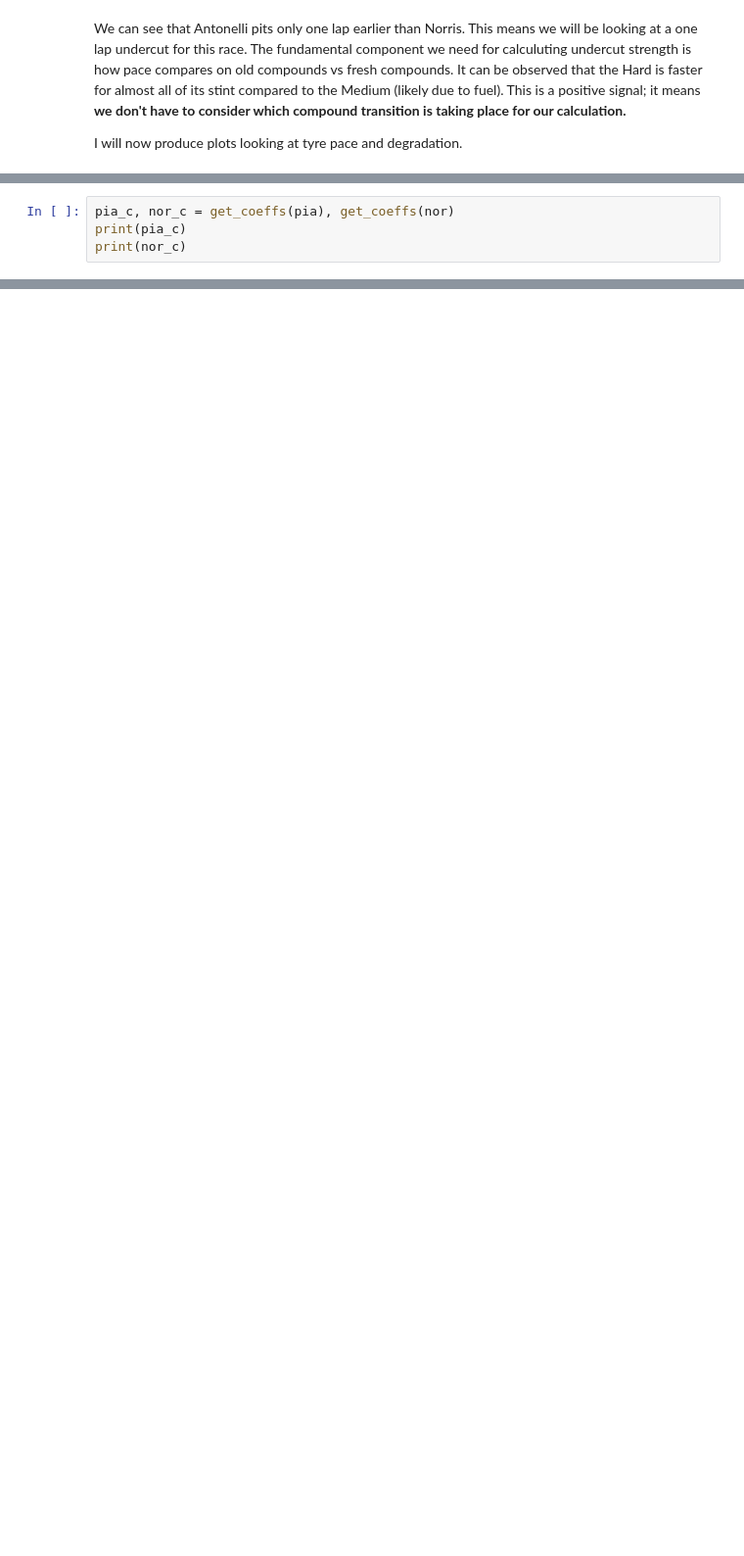
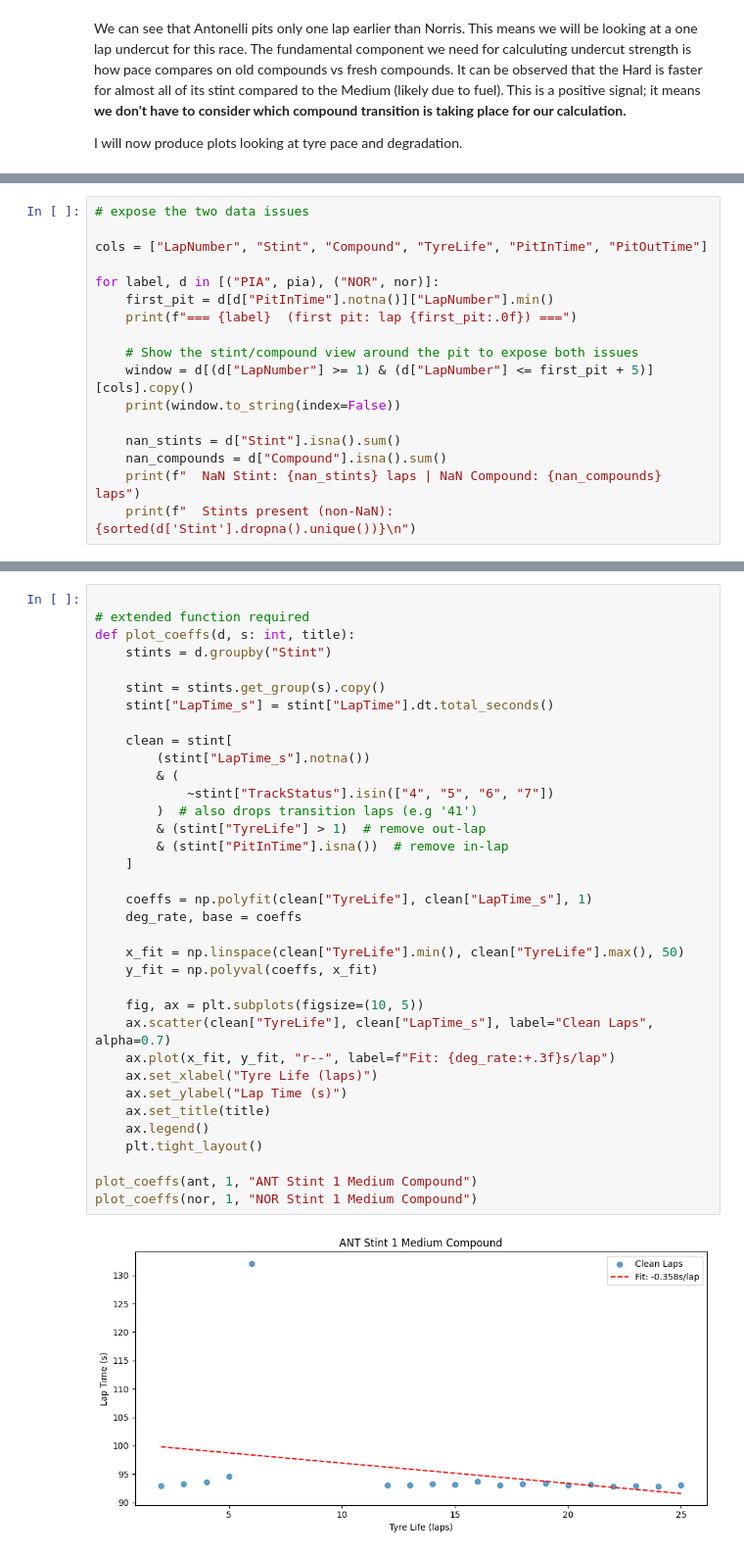
Before and after one commit to ematthews-git/formation_lap, a Jupyter notebook: analysis/undercut_analysis.ipynb, the cells around one changed output, grey strips where cells are left out. Shown at 98% size. Saved outputs shown, nothing was run; the diff lists cells and outputs as text; blank space fills up the shorter version.

```diff
--- a/analysis/undercut_analysis.ipynb
+++ b/analysis/undercut_analysis.ipynb
@@ -149,5 +177,18 @@ With this in mind, the strategy was the same between the races, with pit window
 # %%
-pia_c, nor_c = get_coeffs(pia), get_coeffs(nor)
-print(pia_c)
-print(nor_c)
+# expose the two data issues
+
+cols = ["LapNumber", "Stint", "Compound", "TyreLife", "PitInTime", "PitOutTime"]
+
+for label, d in [("PIA", pia), ("NOR", nor)]:
+    first_pit = d[d["PitInTime"].notna()]["LapNumber"].min()
+    print(f"=== {label}  (first pit: lap {first_pit:.0f}) ===")
+
+    # Show the stint/compound view around the pit to expose both issues
+    window = d[(d["LapNumber"] >= 1) & (d["LapNumber"] <= first_pit + 5)][cols].copy()
+    print(window.to_string(index=False))
+
+    nan_stints = d["Stint"].isna().sum()
+    nan_compounds = d["Compound"].isna().sum()
+    print(f"  NaN Stint: {nan_stints} laps | NaN Compound: {nan_compounds} laps")
+    print(f"  Stints present (non-NaN): {sorted(d['Stint'].dropna().unique())}\n")
 # %% [output]
@@ -157,0 +283,37 @@ Once again,
+# %%
+
+# extended function required
+def plot_coeffs(d, s: int, title):
+    stints = d.groupby("Stint")
+
+    stint = stints.get_group(s).copy()
+    stint["LapTime_s"] = stint["LapTime"].dt.total_seconds()
+
+    clean = stint[
+        (stint["LapTime_s"].notna())
+        & (
+            ~stint["TrackStatus"].isin(["4", "5", "6", "7"])
+        )  # also drops transition laps (e.g '41')
+        & (stint["TyreLife"] > 1)  # remove out-lap
+        & (stint["PitInTime"].isna())  # remove in-lap
+    ]
+
+    coeffs = np.polyfit(clean["TyreLife"], clean["LapTime_s"], 1)
+    deg_rate, base = coeffs
+
+    x_fit = np.linspace(clean["TyreLife"].min(), clean["TyreLife"].max(), 50)
+    y_fit = np.polyval(coeffs, x_fit)
+
+    fig, ax = plt.subplots(figsize=(10, 5))
+    ax.scatter(clean["TyreLife"], clean["LapTime_s"], label="Clean Laps", alpha=0.7)
+    ax.plot(x_fit, y_fit, "r--", label=f"Fit: {deg_rate:+.3f}s/lap")
+    ax.set_xlabel("Tyre Life (laps)")
+    ax.set_ylabel("Lap Time (s)")
+    ax.set_title(title)
+    ax.legend()
+    plt.tight_layout()
+
+plot_coeffs(ant, 1, "ANT Stint 1 Medium Compound")
+plot_coeffs(nor, 1, "NOR Stint 1 Medium Compound")
+# %% [output]
+[figure, added]
```
Also changed, not shown: parts of 22 cells of this notebook, 1 other file.
